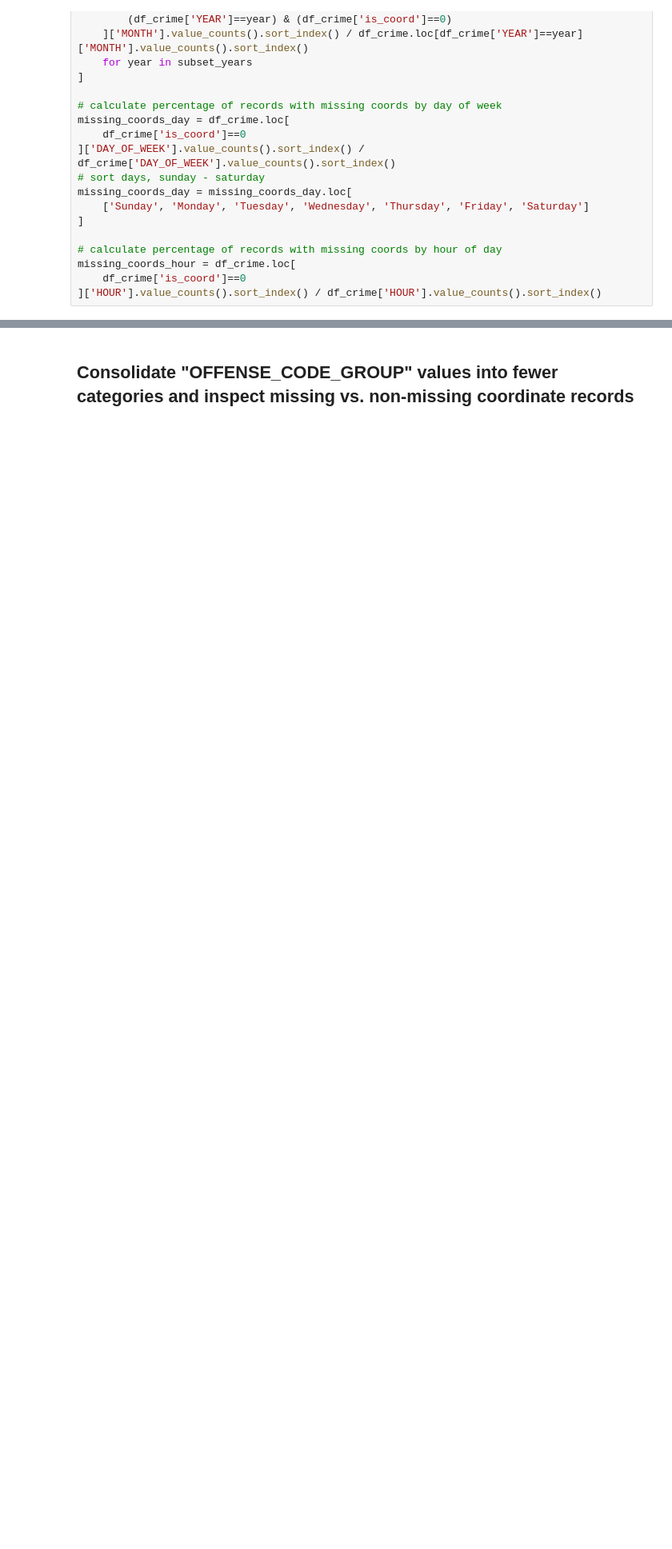
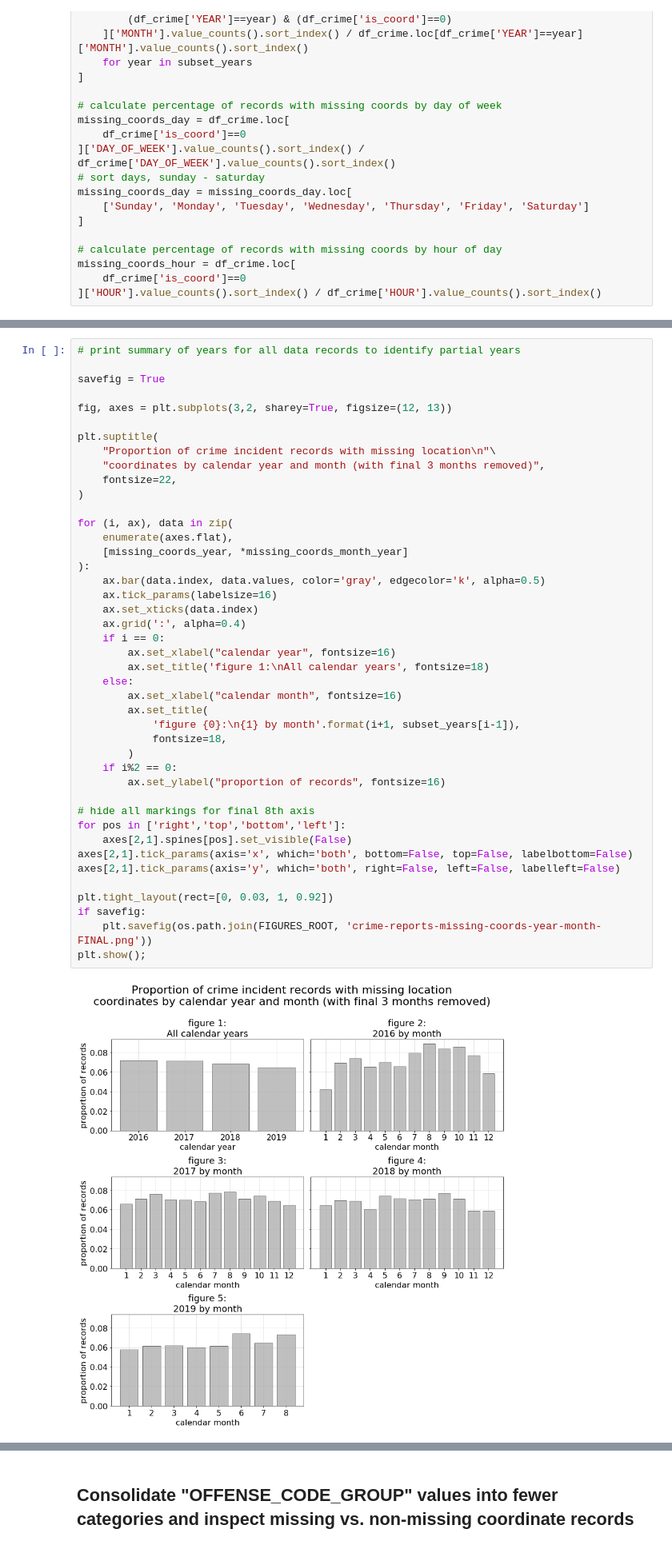
Before and after one commit to sedelmeyer/predicting-crime, a Jupyter notebook: notebooks/009_EDA_crime_incident_reports.ipynb, the cells around one changed output, grey strips where cells are left out. Shown at 80% size. Drawn from its saved outputs; the diff is of its cells as text; blank space fills up the shorter version.

Commit message:
eda(crime): expand sample set to include 2019

```diff
--- a/notebooks/009_EDA_crime_incident_reports.ipynb
+++ b/notebooks/009_EDA_crime_incident_reports.ipynb
@@ -641,0 +724,45 @@ plt.show();
+# %%
+# print summary of years for all data records to identify partial years
+
+savefig = True
+
+fig, axes = plt.subplots(3,2, sharey=True, figsize=(12, 13))
+
+plt.suptitle(
+    "Proportion of crime incident records with missing location\n"\
+    "coordinates by calendar year and month (with final 3 months removed)",
+    fontsize=22,
+)
+
+for (i, ax), data in zip(
+    enumerate(axes.flat),
+    [missing_coords_year, *missing_coords_month_year]
+):
+    ax.bar(data.index, data.values, color='gray', edgecolor='k', alpha=0.5)
+    ax.tick_params(labelsize=16)
+    ax.set_xticks(data.index)
+    ax.grid(':', alpha=0.4)
+    if i == 0:
+        ax.set_xlabel("calendar year", fontsize=16)
+        ax.set_title('figure 1:\nAll calendar years', fontsize=18)
+    else:
+        ax.set_xlabel("calendar month", fontsize=16)
+        ax.set_title(
+            'figure {0}:\n{1} by month'.format(i+1, subset_years[i-1]),
+            fontsize=18,
+        )
+    if i%2 == 0:
+        ax.set_ylabel("proportion of records", fontsize=16)
+
+# hide all markings for final 8th axis
+for pos in ['right','top','bottom','left']:
+    axes[2,1].spines[pos].set_visible(False)
+axes[2,1].tick_params(axis='x', which='both', bottom=False, top=False, labelbottom=False)
+axes[2,1].tick_params(axis='y', which='both', right=False, left=False, labelleft=False)
+
+plt.tight_layout(rect=[0, 0.03, 1, 0.92])
+if savefig:
+    plt.savefig(os.path.join(FIGURES_ROOT, 'crime-reports-missing-coords-year-month-FINAL.png'))
+plt.show();
+# %% [output]
+[figure, added]
```
Also changed, not shown: parts of 20 cells of this notebook.
